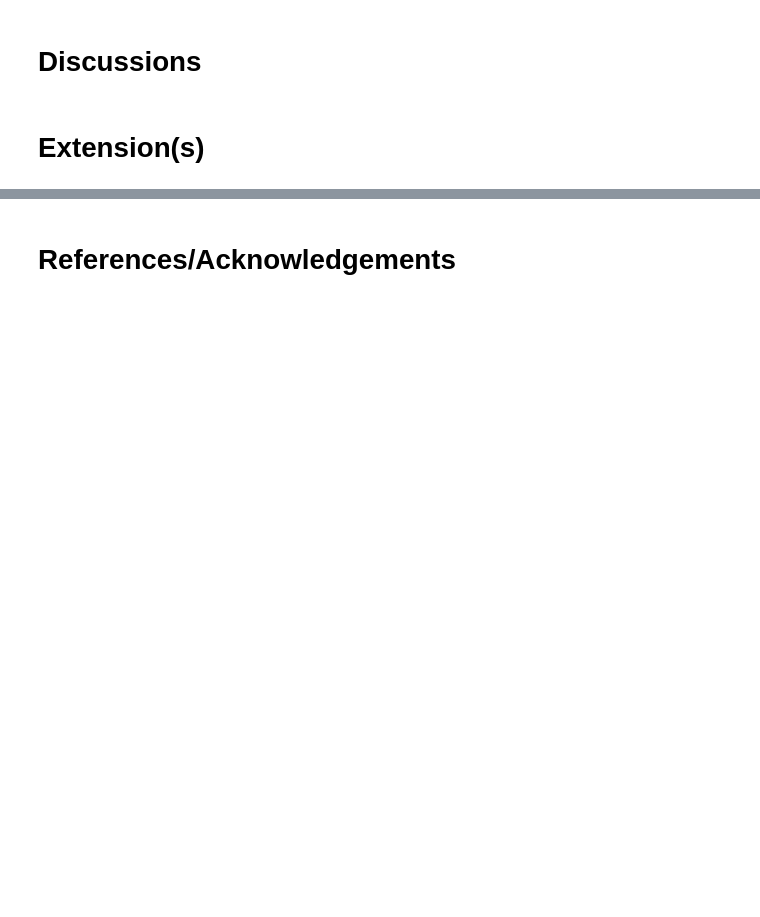
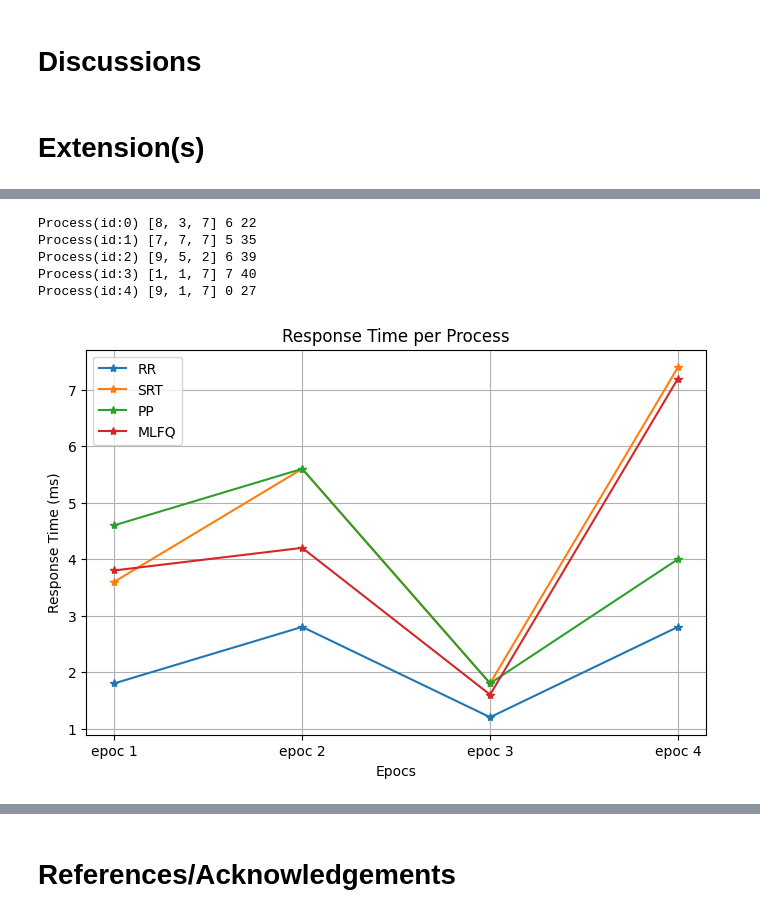
Before and after one commit to al-jisal/CS337-OperatingSystems, a Jupyter notebook: Project02/Scheduling_Analyses2.ipynb, the cells around one changed output, grey strips where cells are left out. Cells and saved outputs as stored; diff of their text form; code cells hidden in the pictures; blank space fills up the shorter version.

```diff
--- a/Project02/Scheduling_Analyses2.ipynb
+++ b/Project02/Scheduling_Analyses2.ipynb
@@ -294,0 +358,5 @@ fig.show()
+# %%
+rr_response, rr_wait, rr_turnaround = [], [], []
+srt_response, srt_wait, srt_turnaround = [], [], []
+pp_response, pp_wait, pp_turnaround = [], [], []
+mfq_response, mfq_wait, mfq_turnaround = [], [], []
@@ -294,0 +418,50 @@ fig.show()
+# %%
+for process in test_data:
+    print(process, f"{process.get_duty()}", f"{process.get_arrival_time()}", f"{process.get_priority()}")
+# %% [output]
+Process(id:0) [8, 3, 7] 6 22
+Process(id:1) [7, 7, 7] 5 35
+Process(id:2) [9, 5, 2] 6 39
+Process(id:3) [1, 1, 7] 7 40
+Process(id:4) [9, 1, 7] 0 27
+# %%
+response_times = {
+    "RR": rr_response,
+    "SRT": srt_response,
+    "PP": pp_response,
+    "MLFQ": mfq_response
+}
+
+wait_times = {
+    "RR": rr_wait,
+    "SRT": srt_wait,
+    "PP": pp_wait,
+    "MLFQ": mfq_wait
+}
+
+turnaround_times = {
+    "RR": rr_turnaround,
+    "SRT": srt_turnaround,
+    "PP": pp_turnaround,
+    "MLFQ": mfq_turnaround
+}
+# %%
+algorithms = ["RR", "SRT", "PP", "MLFQ"]
+epoc = ["epoc 1", "epoc 2", "epoc 3", "epoc 4"]
+# %%
+def plot_metric(metric_data, title, ylabel):
+    plt.figure(figsize=(8, 5))
+
+    for algo in algorithms:
+        plt.plot(epoc, metric_data[algo], marker='*', linestyle='-', label=algo)
+
+    plt.title(title)
+    plt.xlabel("Epocs")
+    plt.ylabel(ylabel)
+    plt.legend()
+    plt.grid(True)
+    plt.show()
+# %%
+plot_metric(response_times, "Response Time per Process", "Response Time (ms)")
+# %% [output]
+[figure, added]
```
Also changed, not shown: parts of 23 cells of this notebook.
